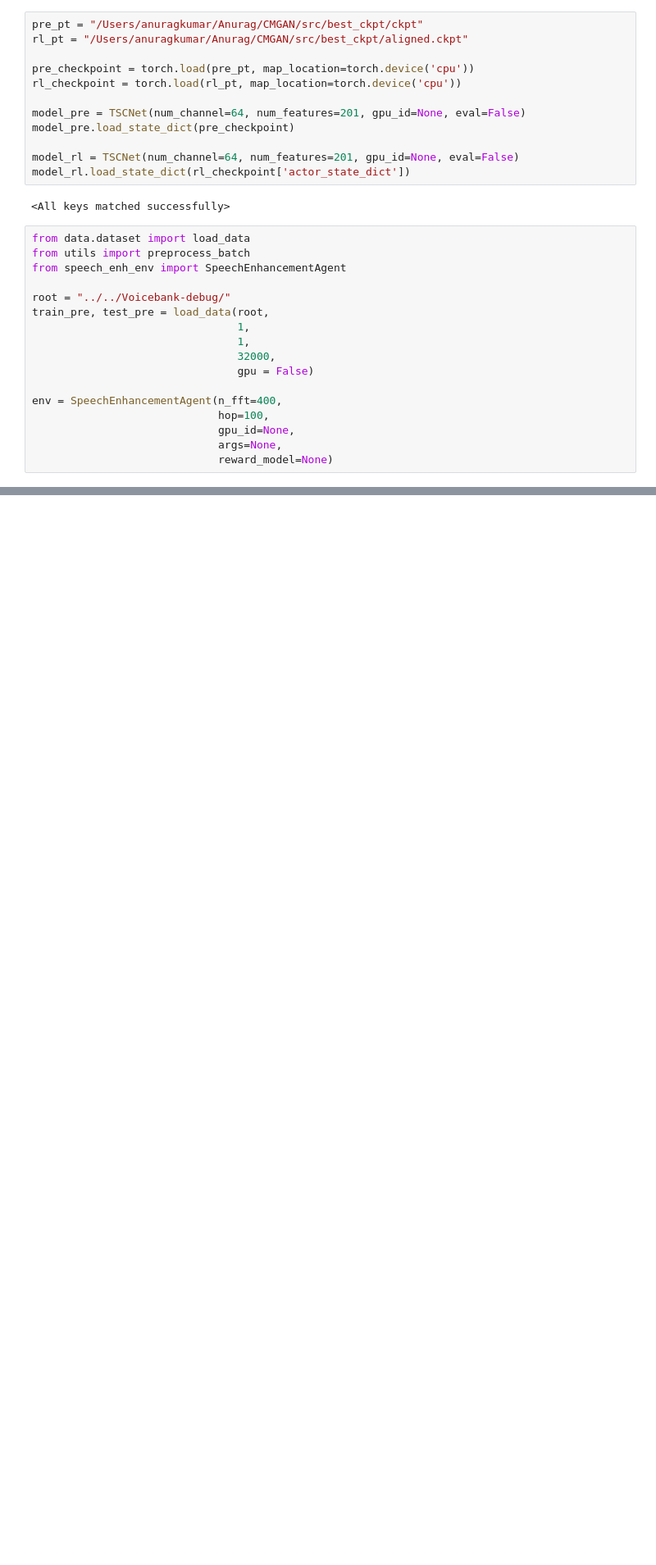
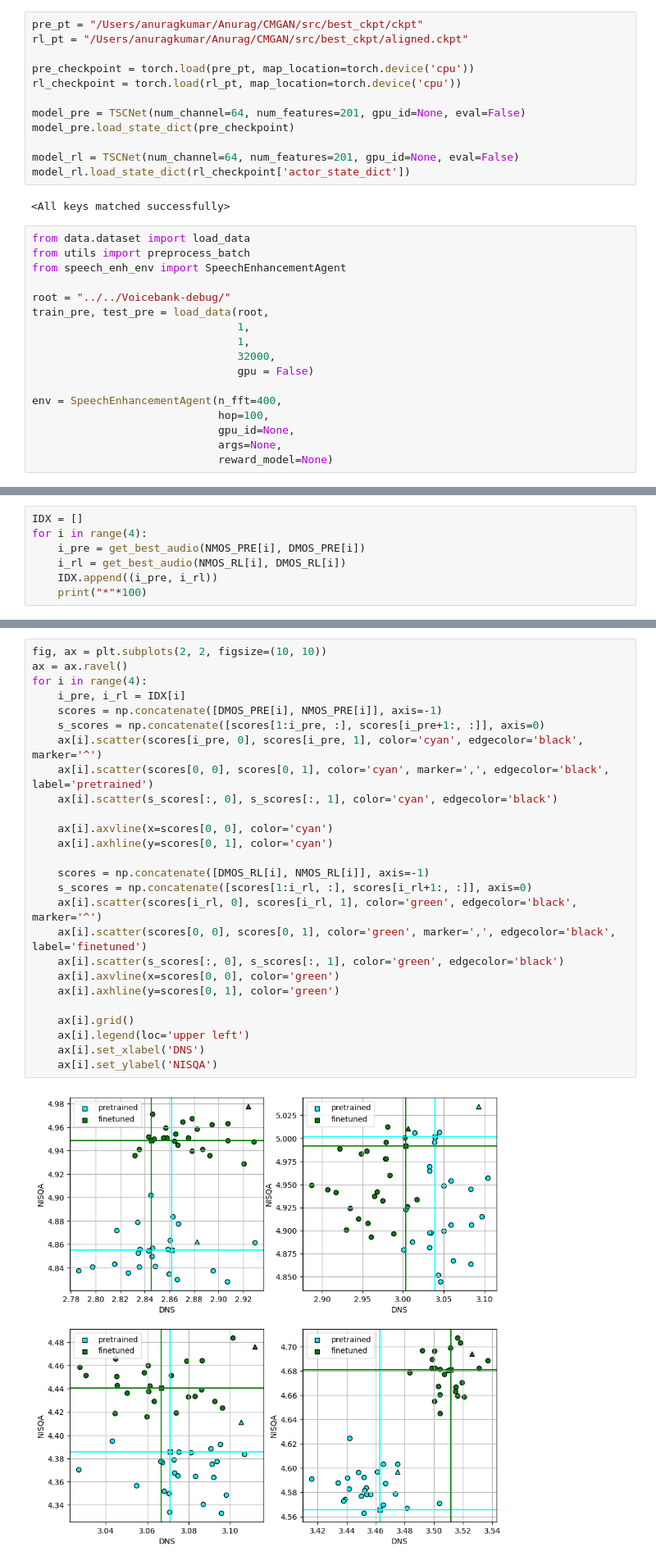
Before and after one commit to anuragkumar95/SpeechEnhancement_RLHF, a Jupyter notebook: src/Untitled1.ipynb, the cells around one changed output, grey strips where cells are left out. Shown: that part at 82% size. Cells and saved outputs as stored; diff of their text form; blank space fills up the shorter version.

```diff
--- a/src/Untitled1.ipynb
+++ b/src/Untitled1.ipynb
@@ -649,0 +686,7 @@ for i in range(4):
+# %%
+IDX = []
+for i in range(4):
+    i_pre = get_best_audio(NMOS_PRE[i], DMOS_PRE[i])
+    i_rl = get_best_audio(NMOS_RL[i], DMOS_RL[i])
+    IDX.append((i_pre, i_rl))
+    print("*"*100)
@@ -649,0 +698,28 @@ for i in range(4):
+# %%
+fig, ax = plt.subplots(2, 2, figsize=(10, 10))
+ax = ax.ravel()
+for i in range(4):
+    i_pre, i_rl = IDX[i]
+    scores = np.concatenate([DMOS_PRE[i], NMOS_PRE[i]], axis=-1)
+    s_scores = np.concatenate([scores[1:i_pre, :], scores[i_pre+1:, :]], axis=0)
+    ax[i].scatter(scores[i_pre, 0], scores[i_pre, 1], color='cyan', edgecolor='black', marker='^')
+    ax[i].scatter(scores[0, 0], scores[0, 1], color='cyan', marker=',', edgecolor='black', label='pretrained')
+    ax[i].scatter(s_scores[:, 0], s_scores[:, 1], color='cyan', edgecolor='black')
+
+    ax[i].axvline(x=scores[0, 0], color='cyan')
+    ax[i].axhline(y=scores[0, 1], color='cyan')
+
+    scores = np.concatenate([DMOS_RL[i], NMOS_RL[i]], axis=-1)
+    s_scores = np.concatenate([scores[1:i_rl, :], scores[i_rl+1:, :]], axis=0)
+    ax[i].scatter(scores[i_rl, 0], scores[i_rl, 1], color='green', edgecolor='black', marker='^')
+    ax[i].scatter(scores[0, 0], scores[0, 1], color='green', marker=',', edgecolor='black', label='finetuned')
+    ax[i].scatter(s_scores[:, 0], s_scores[:, 1], color='green', edgecolor='black')
+    ax[i].axvline(x=scores[0, 0], color='green')
+    ax[i].axhline(y=scores[0, 1], color='green')
+
+    ax[i].grid()
+    ax[i].legend(loc='upper left')
+    ax[i].set_xlabel('DNS')
+    ax[i].set_ylabel('NISQA')
+# %% [output]
+[figure, added]
```
Also changed, not shown: parts of 12 cells of this notebook, 3 other files.
